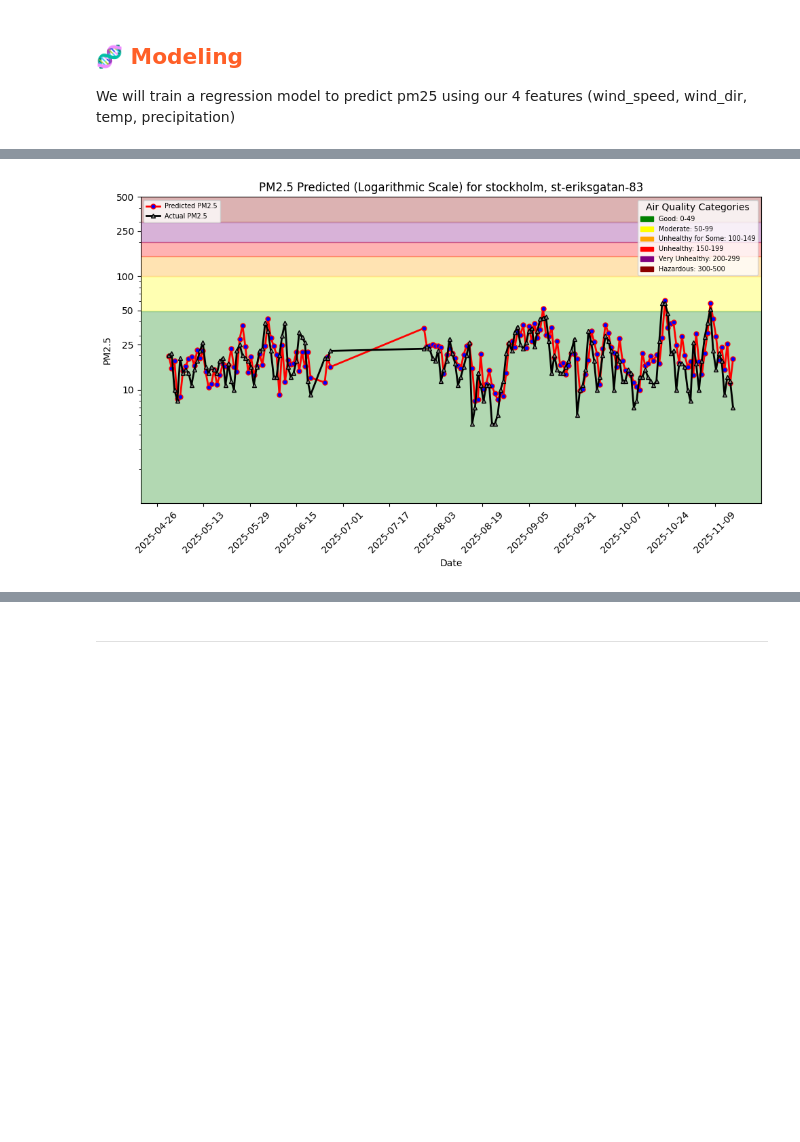
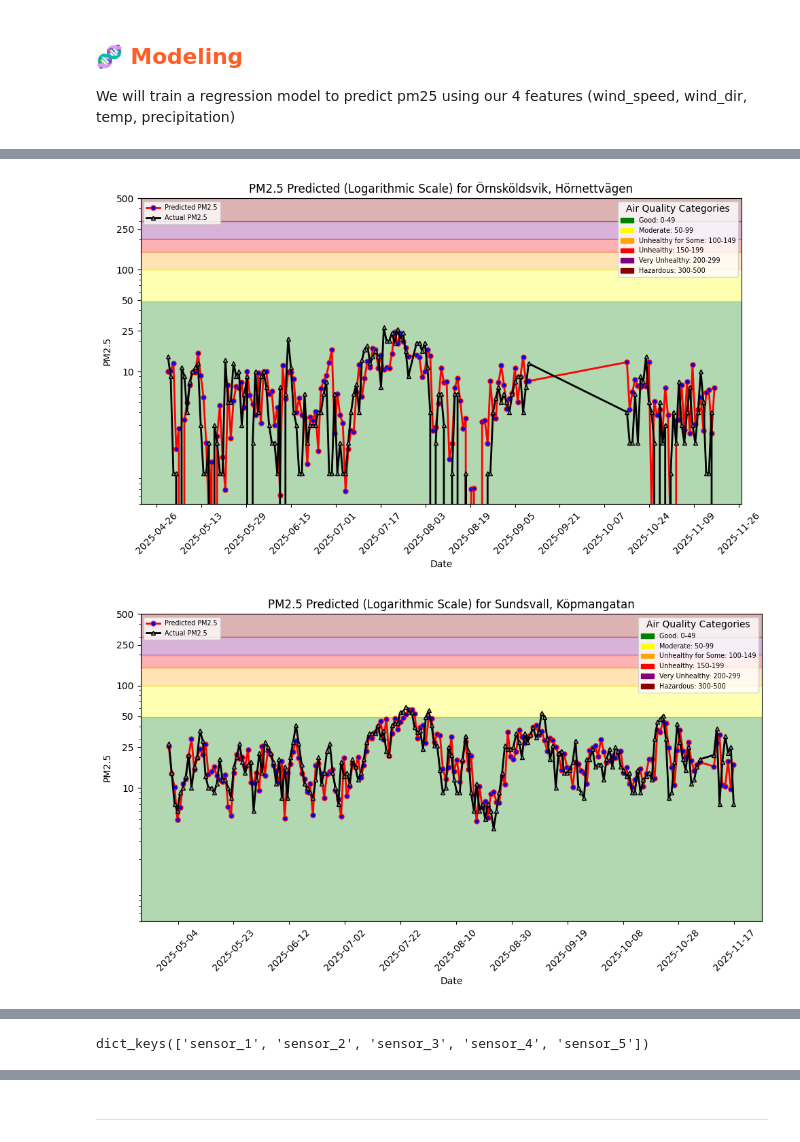
Before and after one commit to WasuWata/mlfs_a, a Jupyter notebook: notebooks/airquality/3_air_quality_training_pipeline.ipynb, the cells around one changed output, grey strips where cells are left out. Drawn from its saved outputs; the diff is of its cells as text; code cells hidden in the pictures; blank space fills up the shorter version.

Commit message:
5 sensors

```diff
--- a/notebooks/airquality/3_air_quality_training_pipeline.ipynb
+++ b/notebooks/airquality/3_air_quality_training_pipeline.ipynb
@@ -167,8 +157,8 @@ You can specify the following parameters:
 - `query` - selected features/labels for the model
 # %%
 feature_view = fs.get_or_create_feature_view(
-    name='air_quality_fv_rolling',
-    description="weather features with air quality as the target (rolling)",
+    name='air_quality_fv_a',
+    description="weather features with air quality as the target a",
     version=1,
     labels=['pm25'],
     query=selected_features,
@@ -209,3 +196,5 @@ X_train
 # %%
+y_train['street'] = X_train['street']
+y_test['street'] = X_test['street']
 y_train
 # %% [output]
@@ -270,12 +274,16 @@ XGBRegressor(base_score=None, booster=None, callbacks=None,
 # %%
 # Predicting target values on the test set
-y_pred = xgb_regressor.predict(X_test_features)
+for key in model.keys():
+    y_pred = model[key].predict(X_dict[key]['X_test_features'])
+    y_dict[key]['y_pred'] = y_pred
+    print(key)
+    # Calculating Mean Squared Error (MSE) using sklearn
+    mse = mean_squared_error(y_dict[key]['y_test'].iloc[:,0], y_pred)
+    y_dict[key]['mse2'] = mse
+    print("mse2:", mse)
 
-# Calculating Mean Squared Error (MSE) using sklearn
-mse = mean_squared_error(y_test.iloc[:,0], y_pred)
-print("MSE:", mse)
-
-# Calculating R squared using sklearn
-r2 = r2_score(y_test.iloc[:,0], y_pred)
-print("R squared:", r2)
+    # Calculating R squared using sklearn
+    r2 = r2_score(y_dict[key]['y_test'].iloc[:,0], y_pred)
+    y_dict[key]['r2'] = r2
+    print("R squared:", r2)
 # %% [output]
@@ -287,4 +305,7 @@ df['predicted_pm25'] = y_pred
 # %%
-df['date'] = X_test['date']
-df = df.sort_values(by=['date'])
-df.head(5)
+df = dict()
+for key in index.keys():
+    df[key] = y_dict[key]['y_test']
+    df[key]['predicted_pm25'] = y_dict[key]['y_pred']
+    df[key]['date'] = X_test['date']
+    df[key] = df[key].sort_values(by=['date'])
@@ -304,8 +334,11 @@ images_dir = model_dir + "/images"
 if not os.path.exists(images_dir):
     os.mkdir(images_dir)
 # %%
-file_path = images_dir + "/pm25_hindcast.png"
-plt = util.plot_air_quality_forecast(city, street, df, file_path, hindcast=True)
-plt.show()
+importlib.reload(util)
+for key in index.keys():
+    file_path = images_dir + f"/pm25_hindcast_{key}.png"
+    plt = util.plot_air_quality_forecast(index[key]['city'], index[key]['street'], df[key], file_path, hindcast=True)
+    plt.show()
 # %% [output]
-[figure, old version]
+[figure, new version]
+[figure, added]
@@ -312,2 +348,6 @@ plt.show()
+# %%
+model.keys()
+# %% [output]
+dict_keys(['sensor_1', 'sensor_2', 'sensor_3', 'sensor_4', 'sensor_5'])
 # %%
 # Plotting feature importances using the plot_importance function from XGBoost
```
Also changed, not shown: parts of 27 cells of this notebook, 41 other files.
